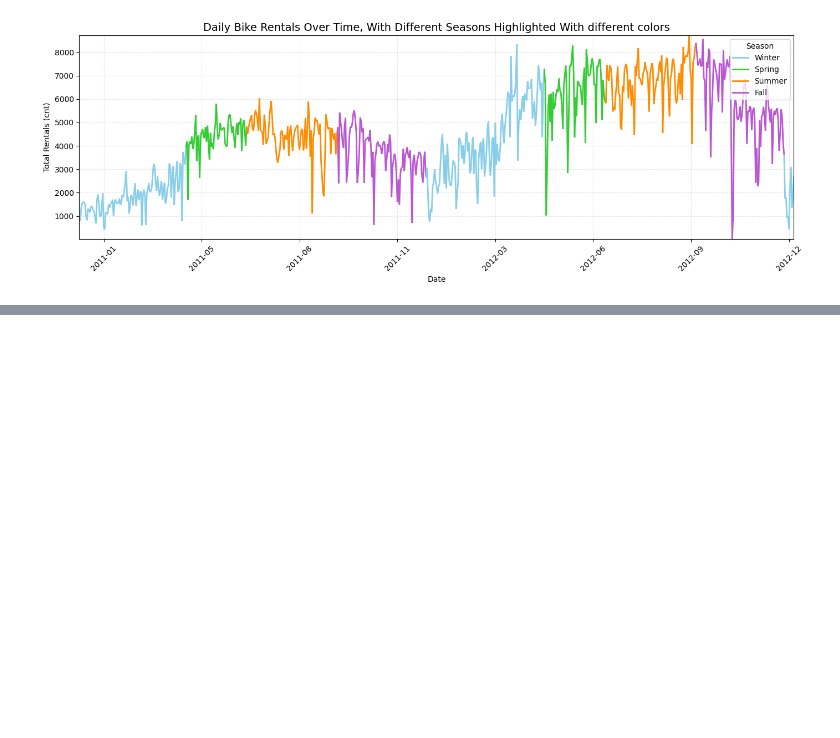
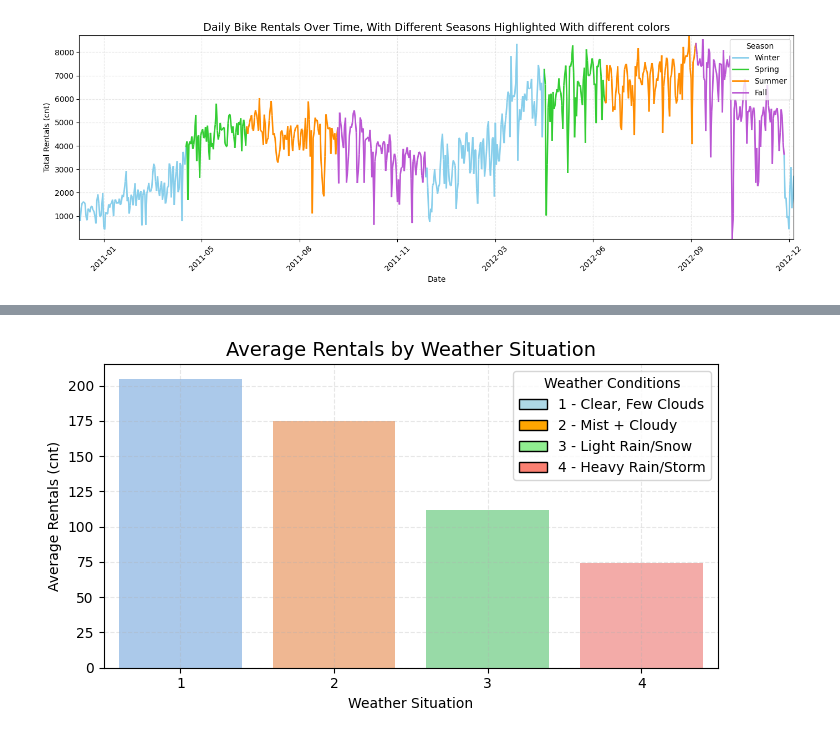
Before and after one commit to gregfu05/ML-fundamentals-2025_ASSIGNEMENT_2, a Jupyter notebook: Assignement_2_Gregorio_Santi_Furnari.ipynb, the cells around one changed output, grey strips where cells are left out. Saved outputs shown, nothing was run; the diff lists cells and outputs as text; code cells hidden in the pictures; blank space fills up the shorter version.

```diff
--- a/Assignement_2_Gregorio_Santi_Furnari.ipynb
+++ b/Assignement_2_Gregorio_Santi_Furnari.ipynb
@@ -126,0 +159,29 @@ plt.show()
+# %%
+# Average rentals per weather situation
+weather_avg = df.groupby("weathersit")["cnt"].mean().reset_index()
+
+# Bar plot
+plt.figure(figsize=(7, 4))
+ax = sns.barplot(data=weather_avg, x="weathersit", y="cnt", palette="pastel")
+plt.title("Average Rentals by Weather Situation", fontsize=14)
+plt.xlabel("Weather Situation")
+plt.ylabel("Average Rentals (cnt)")
+plt.tight_layout()
+
+# Manual legend
+from matplotlib.patches import Patch
+
+legend_elements = [
+    Patch(facecolor="lightblue", edgecolor='k', label="1 - Clear, Few Clouds"),
+    Patch(facecolor="orange", edgecolor='k', label="2 - Mist + Cloudy"),
+    Patch(facecolor="lightgreen", edgecolor='k', label="3 - Light Rain/Snow"),
+    Patch(facecolor="salmon", edgecolor='k', label="4 - Heavy Rain/Storm")
+    # You can include 4 if it appears in your data
+
+]
+ax.legend(handles=legend_elements, title="Weather Conditions", loc="upper right")
+
+plt.grid(True, linestyle="--", alpha=0.3)
+plt.show()
+# %% [output]
+[figure, added]
```
Also changed, not shown: parts of 53 cells of this notebook.
